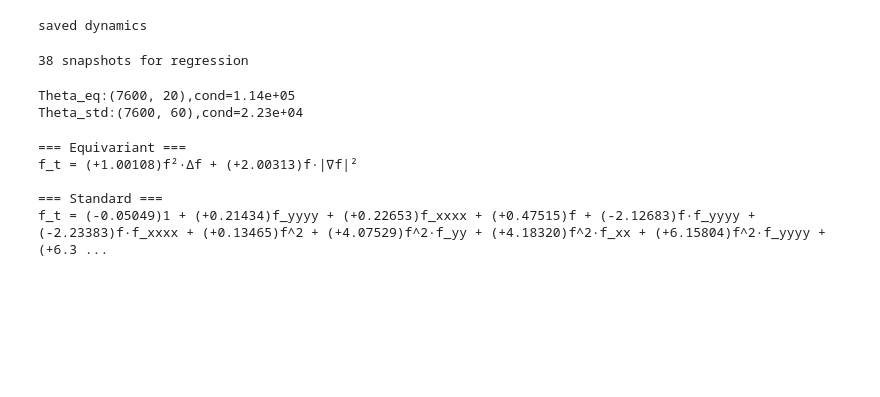
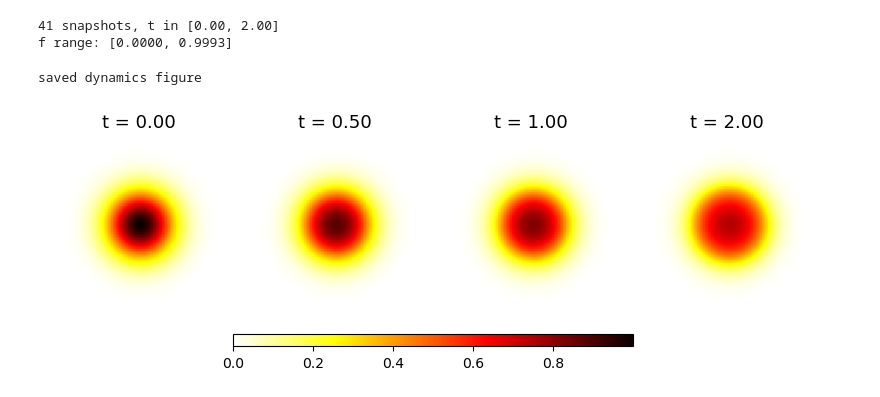
Before and after one commit to ballerin/equivariant-data-driven-discovery, a Jupyter notebook: notebooks/nonlinear_diffusion.ipynb, the cells around one changed output. Saved outputs shown, nothing was run; the diff lists cells and outputs as text; code cells hidden in the pictures; blank space fills up the shorter version.

```diff
--- a/notebooks/nonlinear_diffusion.ipynb
+++ b/notebooks/nonlinear_diffusion.ipynb
@@ -43,48 +36,36 @@ Snapshots:40, f in [0.000,0.999]
+# %%
+# Simulation parameters
+N          = 64          # grid points per direction
+L          = 6 * np.pi  # domain side length
+T_end      = 2.0        # end time
+dt         = 0.002      # time step (explicit Euler)
+save_every = 25         # save one snapshot every 25 steps
+
+snapshots, times = porous_medium(
+    N=N, L=L, T_end=T_end, dt=dt, save_every=save_every, seed=42,
+)
+print(f'{len(snapshots)} snapshots, t in [{times[0]:.2f}, {times[-1]:.2f}]')
+print(f'f range: [{snapshots.min():.4f}, {snapshots.max():.4f}]')
+# %% [output]
+41 snapshots, t in [0.00, 2.00]
+f range: [0.0000, 0.9993]
 # %%
-fig,axes=plt.subplots(1,4,figsize=(16,4))
-vmax=snapshots[0].max()
-for ax,idx in zip(axes,[0,len(snapshots)//4,len(snapshots)//2,-1]):
-    im=ax.imshow(snapshots[idx],cmap='hot_r',vmin=0,vmax=vmax,origin='lower',extent=[0,L,0,L])
-    ax.set_title(f't={times[idx]:.2f}',fontsize=13); ax.axis('off')
-fig.colorbar(im,ax=axes[-1],shrink=0.8)
-fig.suptitle('Nonlinear diffusion PME (m=2)',fontsize=14)
-plt.tight_layout(); plt.savefig('../figures/nonlinear_diffusion_dynamics.pdf',bbox_inches='tight'); plt.close()
-print('saved dynamics')
+fig, axes = plt.subplots(1, 4, figsize=(8, 3))
+
+pidx = [0, len(snapshots)//4, len(snapshots)//2, -1]
+vmax = snapshots[0].max()
+for ax, idx in zip(axes, pidx):
+    im = ax.imshow(snapshots[idx], cmap='hot_r', vmin=0, vmax=vmax,
+                   origin='lower', extent=[0, L, 0, L])
+    ax.set_title(f't = {times[idx]:.2f}', fontsize=13)
+    ax.axis('off')
+
+cbar_ax = fig.add_axes([0.25, 0.1, 0.5, 0.04])
+fig.colorbar(im, cax=cbar_ax, orientation='horizontal')
+
+plt.tight_layout()
+plt.savefig('../../latex/figures/nonlinear_diffusion_snapshots.pdf', bbox_inches='tight')
+print('saved dynamics figure')
 # %% [output]
-saved dynamics
+saved dynamics figure
+[figure, added]
-# %%
-threshold=0.05
-dt_snap=times[1]-times[0]
-ft_snaps=(snapshots[2:]-snapshots[:-2])/(2*dt_snap)
-f_snaps=snapshots[1:-1]; print(f'{len(f_snaps)} snapshots for regression')
-# %% [output]
-38 snapshots for regression
-# %%
-n_per_snap=200; Teq_rows=[]; Tstd_rows=[]; Ft_rows=[]
-np.random.seed(0)
-for s in range(len(f_snaps)):
-    mask=(f_snaps[s]>threshold).ravel(); avail=np.where(mask)[0]
-    ns=min(n_per_snap,len(avail))
-    idx=np.random.choice(avail,ns,replace=False)
-    Ft_rows.append(ft_snaps[s].ravel()[idx])
-    Te,desc_eq=build_equivariant_library(f_snaps[s],L,L)
-    Ts,desc_std=build_standard_library(f_snaps[s],L,L,max_order=4,max_poly=3)
-    Teq_rows.append(Te[idx]); Tstd_rows.append(Ts[idx])
-Ft_all=np.concatenate(Ft_rows)
-Theta_eq=np.vstack(Teq_rows).astype(float)
-Theta_std=np.vstack(Tstd_rows).astype(float)
-print(f'Theta_eq:{Theta_eq.shape},cond={np.linalg.cond(Theta_eq):.2e}')
-print(f'Theta_std:{Theta_std.shape},cond={np.linalg.cond(Theta_std):.2e}')
-# %% [output]
-Theta_eq:(7600, 20),cond=1.14e+05
-Theta_std:(7600, 60),cond=2.23e+04
-# %%
-lam=1e-5; d_tol=0.05
-print('=== Equivariant ==='); w_eq=TrainSTRidge(Theta_eq,Ft_all,lam,d_tol); print_pde(w_eq,desc_eq)
-print('\n=== Standard ==='); w_std=TrainSTRidge(Theta_std,Ft_all,lam,d_tol); print_pde(w_std,desc_std)
-# %% [output]
-=== Equivariant ===
-f_t = (+1.00108)f²·Δf + (+2.00313)f·|∇f|²
-
-=== Standard ===
-f_t = (-0.05049)1 + (+0.21434)f_yyyy + (+0.22653)f_xxxx + (+0.47515)f + (-2.12683)f·f_yyyy + (-2.23383)f·f_xxxx + (+0.13465)f^2 + (+4.07529)f^2·f_yy + (+4.18320)f^2·f_xx + (+6.15804)f^2·f_yyyy + (+6.3 ...
```
Also changed, not shown: parts of 25 cells of this notebook, 6 other files.
